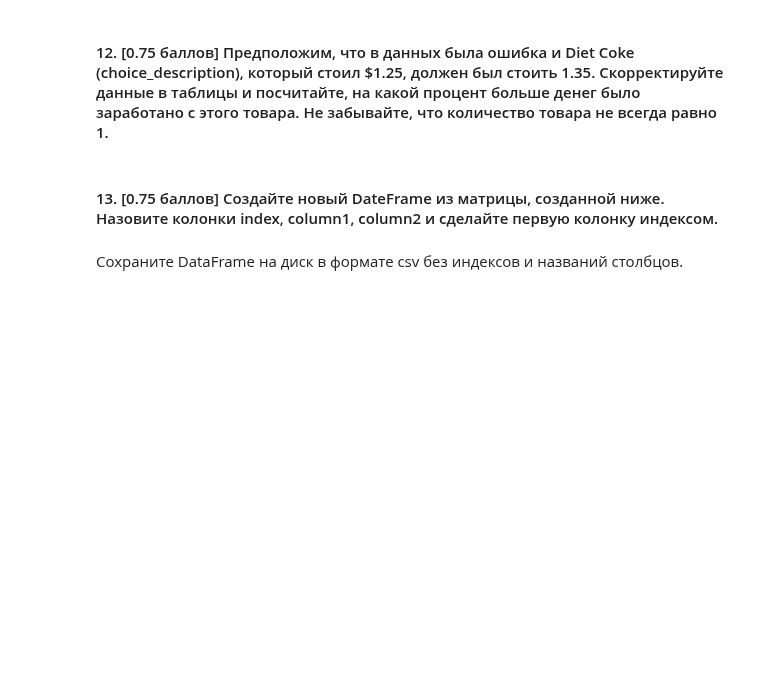
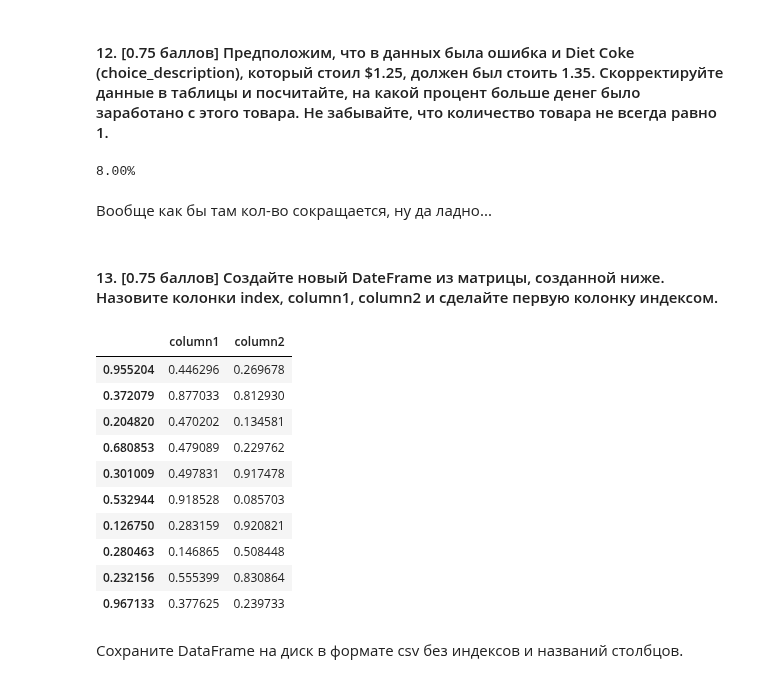
Before and after one commit to Mikhail-off/ML2018, a Jupyter notebook: HW1/homework-practice-01.ipynb, the cells around one changed output. Drawn from its saved outputs; the diff is of its cells as text; code cells hidden in the pictures; blank space fills up the shorter version.

```diff
--- a/HW1/homework-practice-01.ipynb
+++ b/HW1/homework-practice-01.ipynb
@@ -297,2 +331,10 @@ chicken_df = df.loc[df['item_name'] == 'Chicken Bowl']
+# %%
+cokes = df.loc[df['choice_description'].str.contains('Diet Coke')]
+was_saled = cokes.loc[cokes['item_price_numeric'] == 1.25]['quantity'].sum()
+print('%.2f%%' % (was_saled * (1.35 - 1.25) / (was_saled * 1.25) * 100))
+# %% [output]
+8.00%
+# %% [markdown]
+Вообще как бы там кол-во сокращается, ну да ладно...
 # %% [markdown]
 #### 13. [0.75 баллов] Создайте новый DateFrame из матрицы, созданной ниже. Назовите колонки index, column1, column2 и сделайте первую колонку индексом.
@@ -303,2 +341,18 @@ data = np.random.rand(10, 3)
+# %%
+data = np.random.rand(10, 3)
+df_rand = pd.DataFrame(data[:, 1:], index=data[:, 0], columns=['column1', 'column2'])
+display(df_rand)
+# %% [output]
+|  | column1 | column2 |
+| 0.955204 | 0.446296 | 0.269678 |
+| 0.372079 | 0.877033 | 0.812930 |
+| 0.204820 | 0.470202 | 0.134581 |
+| 0.680853 | 0.479089 | 0.229762 |
+| 0.301009 | 0.497831 | 0.917478 |
+| 0.532944 | 0.918528 | 0.085703 |
+| 0.126750 | 0.283159 | 0.920821 |
+| 0.280463 | 0.146865 | 0.508448 |
+| 0.232156 | 0.555399 | 0.830864 |
+| 0.967133 | 0.377625 | 0.239733 |
 # %% [markdown]
 Сохраните DataFrame на диск в формате csv без индексов и названий столбцов.
```
Also changed, not shown: parts of 20 cells of this notebook.
